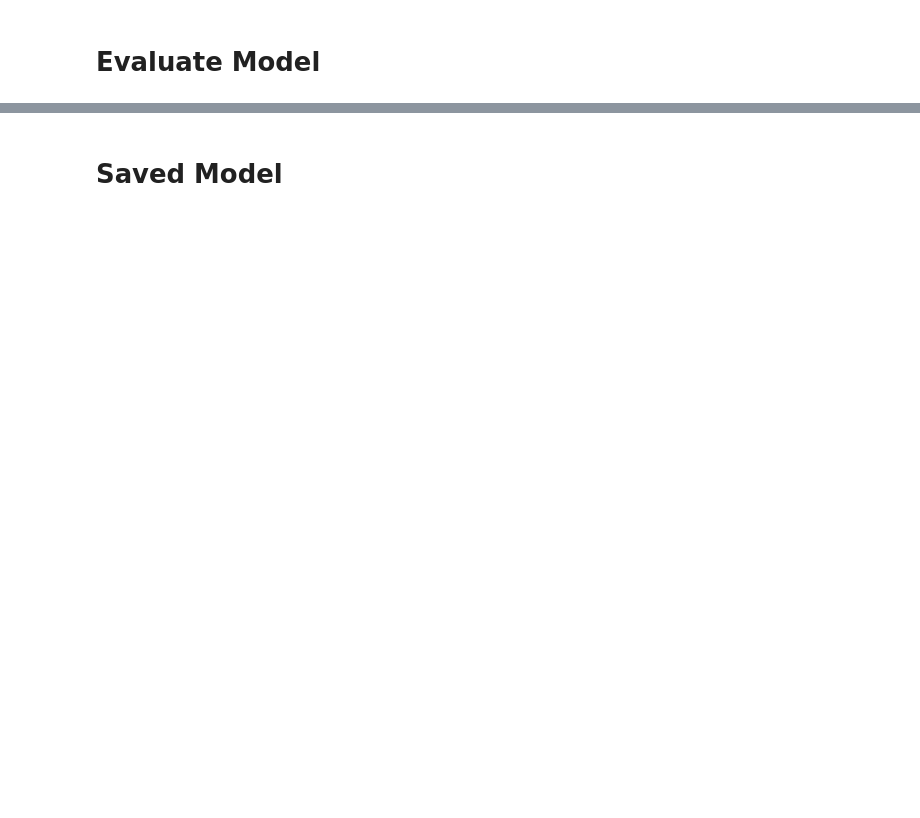
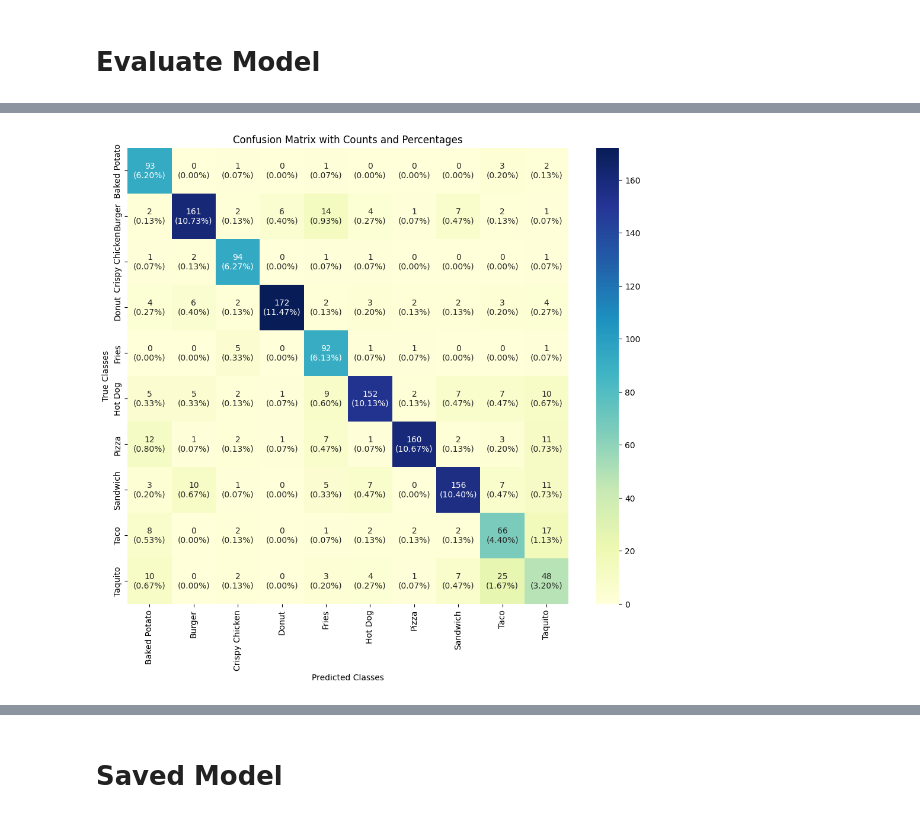
Before and after one commit to suryahanjaya/AI-Nutrition, a Jupyter notebook: FIT.ipynb, the cells around one changed output, grey strips where cells are left out. Cells and saved outputs as stored; diff of their text form; code cells hidden in the pictures; blank space fills up the shorter version.

```diff
--- a/FIT.ipynb
+++ b/FIT.ipynb
@@ -275,0 +305,7 @@ Test Accuracy: 18.30%
+# %%
+import seaborn as sns
+from sklearn.metrics import classification_report, confusion_matrix, f1_score
+
+predictions = model.predict(test_generator)
+y_pred = np.argmax(predictions, axis=1)
+y_true = test_generator.classes
@@ -275,0 +314,23 @@ Test Accuracy: 18.30%
+# %%
+labels = test_generator.class_indices
+class_names = {v: k for k, v in labels.items()}  # Invert the dictionary to map indices to class names
+
+# Compute confusion matrix
+cf_mtx = confusion_matrix(y_true, y_pred)
+
+# Generate counts and percentages
+group_counts = ["{0:0.0f}".format(value) for value in cf_mtx.flatten()]
+group_percentages = ["{0:.2%}".format(value) for value in cf_mtx.flatten()/np.sum(cf_mtx)]
+box_labels = [f"{v1}\n({v2})" for v1, v2 in zip(group_counts, group_percentages)]
+box_labels = np.asarray(box_labels).reshape(cf_mtx.shape)
+
+# Plot confusion matrix
+plt.figure(figsize=(12, 10))
+sns.heatmap(cf_mtx, xticklabels=class_names.values(), yticklabels=class_names.values(),
+            cmap="YlGnBu", fmt="", annot=box_labels)
+plt.xlabel('Predicted Classes')
+plt.ylabel('True Classes')
+plt.title('Confusion Matrix with Counts and Percentages')
+plt.show()
+# %% [output]
+[figure, added]
```
Also changed, not shown: parts of 13 cells of this notebook.
